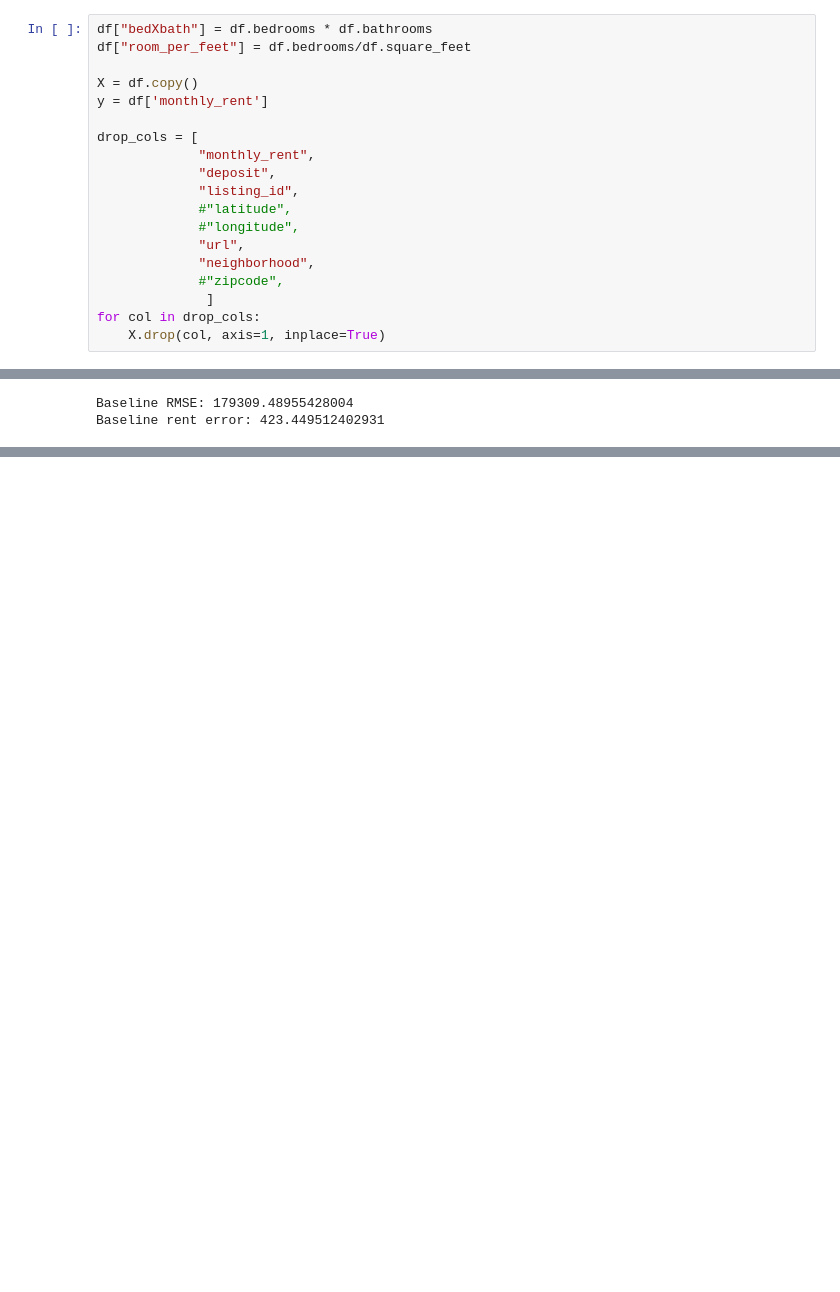
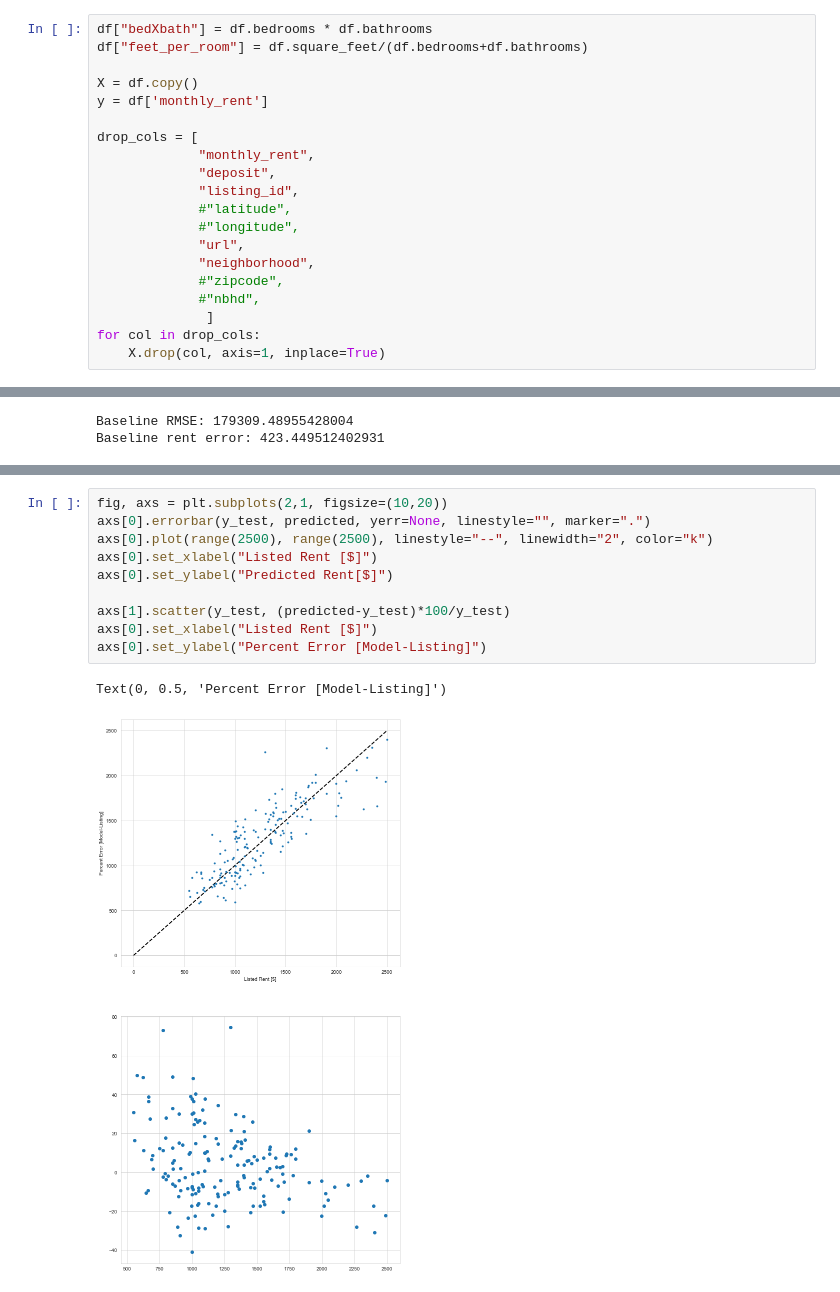
Before and after one commit to stefaniegwangphd/Erdos_S22_IceBridge, a Jupyter notebook: apartment_cats.ipynb, the cells around one changed output, grey strips where cells are left out. Saved outputs shown, nothing was run; the diff lists cells and outputs as text; blank space fills up the shorter version.

Commit message:
Added plots to catboost

```diff
--- a/apartment_cats.ipynb
+++ b/apartment_cats.ipynb
@@ -54,7 +54,7 @@ nbhd              object
 dtype: object
 # %%
 df["bedXbath"] = df.bedrooms * df.bathrooms
-df["room_per_feet"] = df.bedrooms/df.square_feet
+df["feet_per_room"] = df.square_feet/(df.bedrooms+df.bathrooms)
 
 X = df.copy()
 y = df['monthly_rent']
@@ -68,6 +68,7 @@ drop_cols = [
              "url",
              "neighborhood",
              #"zipcode",
+             #"nbhd",
               ]
 for col in drop_cols:
     X.drop(col, axis=1, inplace=True)
@@ -122,0 +124,13 @@ Baseline rent error: 230.93217618574903
+# %%
+fig, axs = plt.subplots(2,1, figsize=(10,20))
+axs[0].errorbar(y_test, predicted, yerr=None, linestyle="", marker=".")
+axs[0].plot(range(2500), range(2500), linestyle="--", linewidth="2", color="k")
+axs[0].set_xlabel("Listed Rent [$]")
+axs[0].set_ylabel("Predicted Rent[$]")
+
+axs[1].scatter(y_test, (predicted-y_test)*100/y_test)
+axs[0].set_xlabel("Listed Rent [$]")
+axs[0].set_ylabel("Percent Error [Model-Listing]")
+# %% [output]
+Text(0, 0.5, 'Percent Error [Model-Listing]')
+[figure, added]
```
Also changed, not shown: parts of 3 cells of this notebook, 7 other files.
